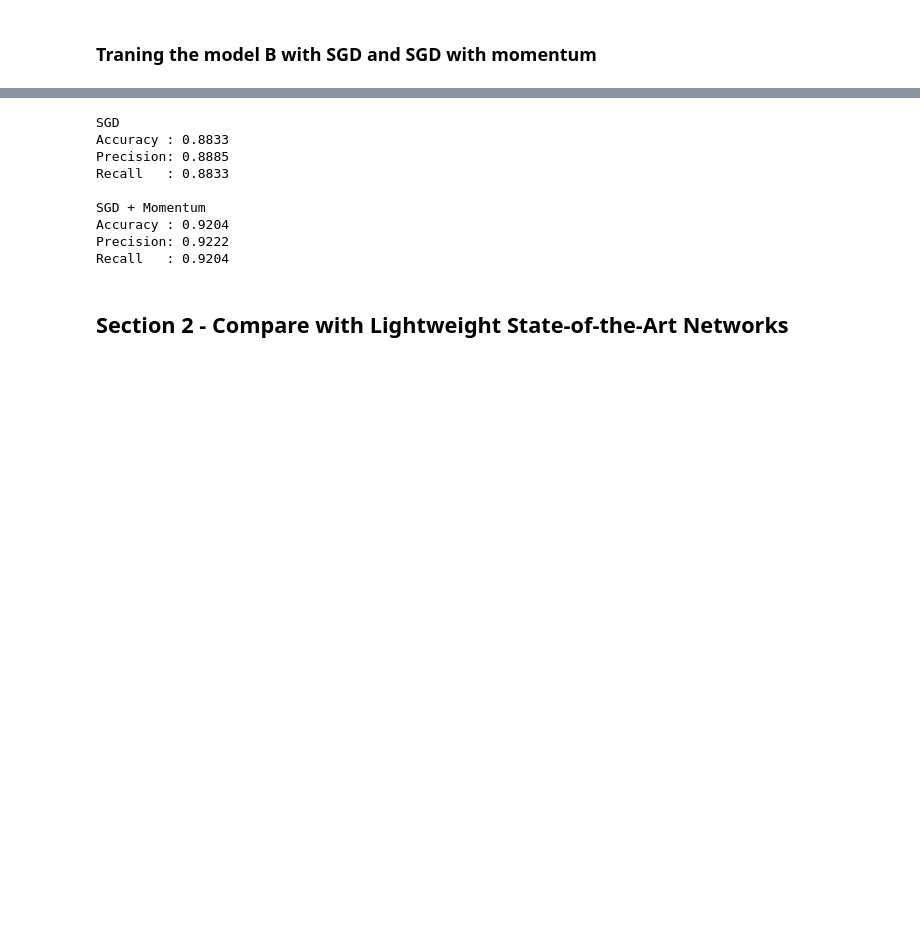
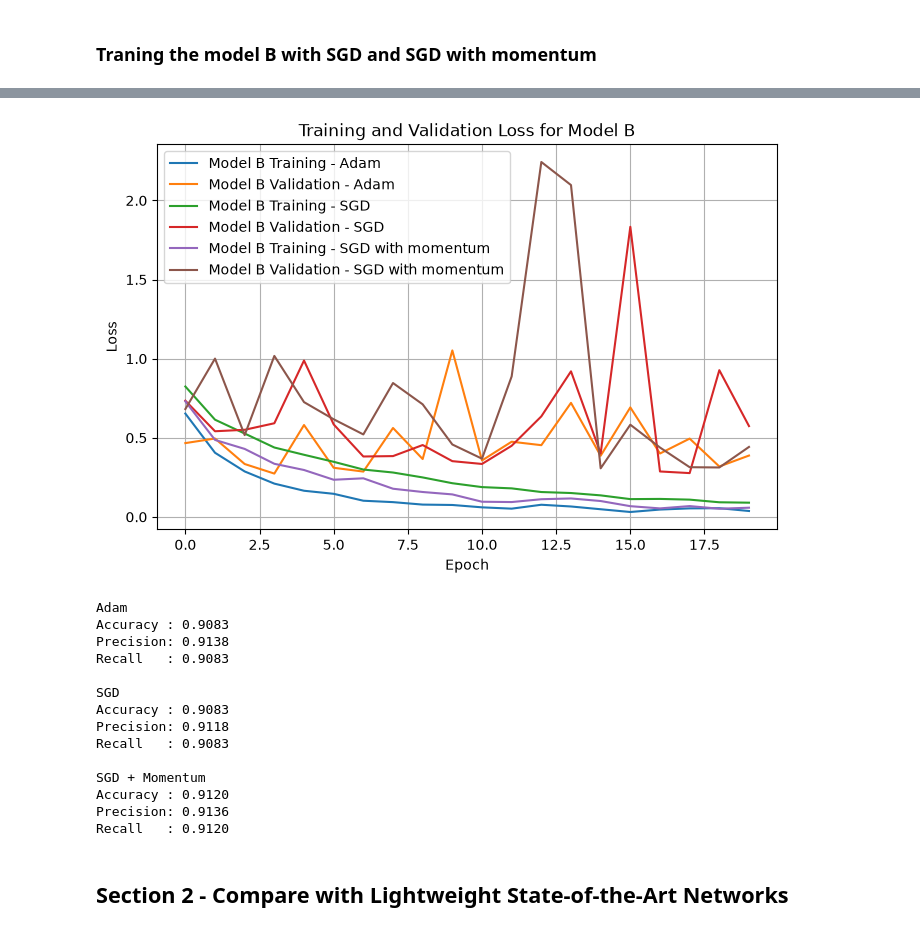
Before and after one commit to IdeaDP/Brain-Tumor-classification-using-a-Simple-convolutional-neural-network-CNN-, a Jupyter notebook: brain_tumor_classification_updated_Senuda.ipynb, the cells around one changed output, grey strips where cells are left out. Cells and saved outputs as stored; diff of their text form; code cells hidden in the pictures; blank space fills up the shorter version.

```diff
--- a/brain_tumor_classification_updated_Senuda.ipynb
+++ b/brain_tumor_classification_updated_Senuda.ipynb
@@ -696,6 +731,25 @@ Restored best model from epoch 18 (val_acc = 91.3889)
+# %%
+plt.figure(figsize=(8, 5))
+
+plt.plot(train_loss_B, label="Model B Training - Adam")
+plt.plot(val_loss_B, label="Model B Validation - Adam")
+plt.plot(train_sgd_B, label="Model B Training - SGD")
+plt.plot(val_sgd_B, label="Model B Validation - SGD")
+plt.plot(train_momentum_B, label="Model B Training - SGD with momentum")
+plt.plot(val_momentum_B, label="Model B Validation - SGD with momentum")
+
+plt.xlabel("Epoch")
+plt.ylabel("Loss")
+plt.title("Training and Validation Loss for Model B")
+plt.legend()
+plt.grid()
+plt.savefig("Training and Validation Loss for Model B.pdf")
+plt.show()
+# %% [output]
+[figure, added]
 # %%
 for name, model in [
-    #("Adam", modelB),
+    ("Adam", modelB),
     ("SGD", model_sgd_B),
     ("SGD + Momentum", model_momentum_B)
 ]:
@@ -706,15 +760,20 @@ for name, model in [
     print(f"Precision: {precision:.4f}")
     print(f"Recall   : {recall:.4f}")
 # %% [output]
+Adam
+Accuracy : 0.9083
+Precision: 0.9138
+Recall   : 0.9083
+
 SGD
-Accuracy : 0.8833
-Precision: 0.8885
-Recall   : 0.8833
+Accuracy : 0.9083
+Precision: 0.9118
+Recall   : 0.9083
 
 SGD + Momentum
-Accuracy : 0.9204
-Precision: 0.9222
-Recall   : 0.9204
+Accuracy : 0.9120
+Precision: 0.9136
+Recall   : 0.9120
 # %% [markdown]
 ## Section 2 -  Compare with Lightweight State-of-the-Art Networks
 # %%
```
Also changed, not shown: parts of 16 cells of this notebook.
